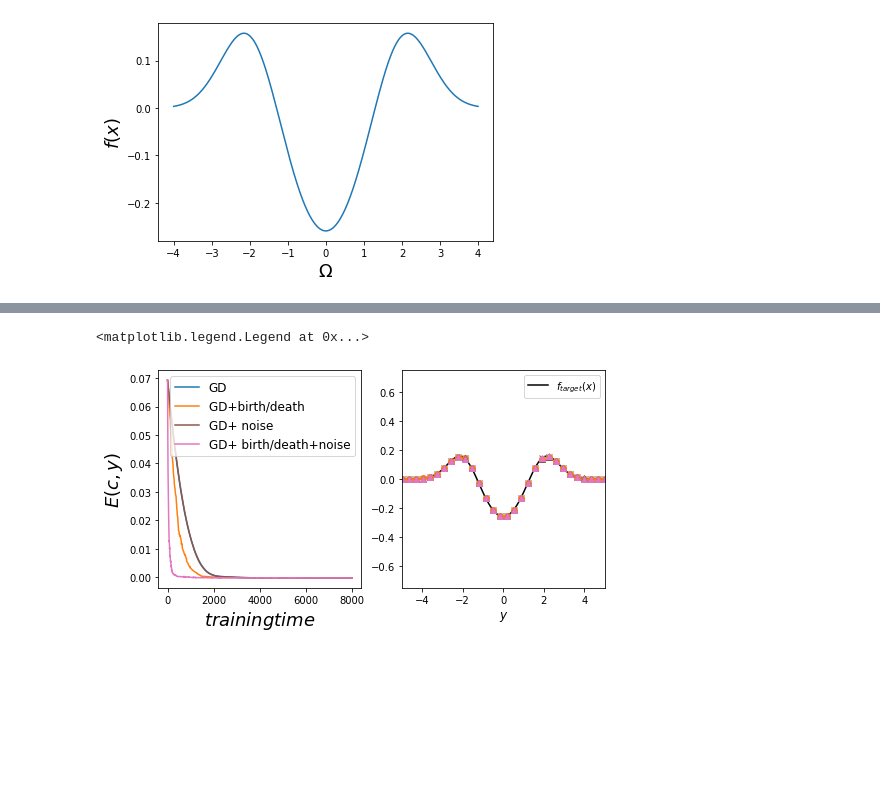
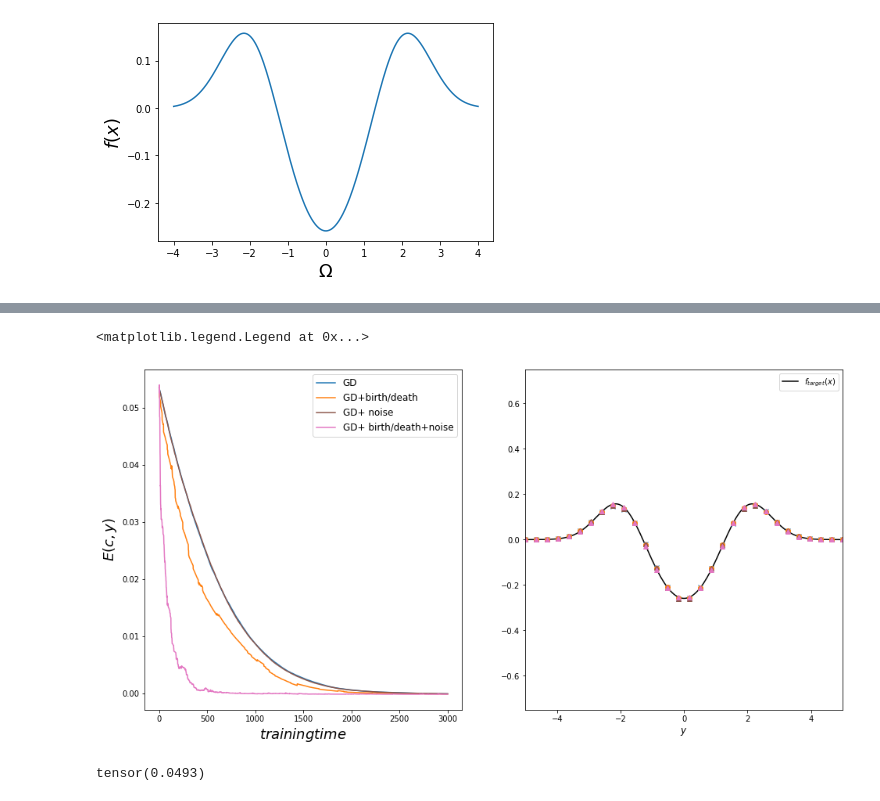
Before and after one commit to sharkjingyang/Graduate-thesis-code, a Jupyter notebook: Gaussian mix/noise.ipynb, the cells around one changed output, grey strips where cells are left out. Saved outputs shown, nothing was run; the diff lists cells and outputs as text; code cells hidden in the pictures; blank space fills up the shorter version.

```diff
--- a/Gaussian mix/noise.ipynb
+++ b/Gaussian mix/noise.ipynb
@@ -400,6 +400,6 @@ tensor(125.2000)
 # %%
 
-n_steps = 8000
+n_steps = 3000
 ysinitial=4*torch.rand([n,1])-2
 csinitial=torch.randn(ys.shape)
 traj_gd = run_traj(n, n_steps,ysinitial,csinitial,dt=1e-2)
@@ -418,35 +418,39 @@ def err(traj):
         err_traj.append(torch.mean(Cf-cs*Foriginal(ys) + 0.5*cs*torch.mm(Koriginal(ys,ys.t()),cs)/n).numpy())
     return np.array(err_traj)
 # %%
-fig, [ax1, ax2] = plt.subplots(1,2,figsize=(8,4))
+fig, [ax1, ax2] = plt.subplots(1,2,figsize=(16,8))
 ys = torch.linspace(-5,5,100).reshape([100,1])
 ax1.set_ylabel(r"$E(c,y)$", fontsize=18)
 ax1.set_xlabel(r"$training time$", fontsize=18)
-ax1.plot(np.array(err(traj_gd)), label=r"GD")
-ax1.plot(err(traj_s1), label=r"GD+birth/death ")
+ax1.plot(np.array(err(traj_gd)), label=r"GD",color=colors[0])
+ax1.plot(err(traj_s1), label=r"GD+birth/death ",color=colors[1])
 # ax1.plot(err(traj_s2), label=r"GD+birth/death kernel", color=colors[3])
 # ax1.plot(err(traj_s3), label=r"GD+ kernel", color=colors[4])
 ax1.plot(err(traj_s4), label=r"GD+ noise", color=colors[5])
 ax1.plot(err(traj_s5), label=r"GD+ birth/death+noise", color=colors[6])
 ax1.legend(fontsize=12, loc=0)
 
 ax2.set_xlabel(r"$y$", fontsize=12)
 ax2.set_xlim(-5,5)
 ax2.set_ylim(-0.75,0.75)
 xs = torch.linspace(-5,5,200).reshape(200,1)
 ax2.plot(xs.numpy(), f(xs).numpy(), "k", label=r"$f_{target}(x)$")
 n = traj_gd[0][0].shape[0]
 xs = torch.linspace(-5,5,30).reshape(30,1)
 ax2.plot(xs.numpy(), fn(xs, traj_gd[-1][1].reshape(n), traj_gd[-1][0].reshape(n), s2).numpy(), "x", color=colors[0])
 ax2.plot(xs.numpy(), fn(xs, traj_s1[-1][1].reshape(n), traj_s1[-1][0].reshape(n), s2).numpy(), "o", color=colors[1])
 # ax2.plot(xs.numpy(), fn(xs, traj_s2[-1][1].reshape(n), traj_s2[-1][0].reshape(n), s2).numpy(), "^", color=colors[3])
 # ax2.plot(xs.numpy(), fn(xs, traj_s3[-1][1].reshape(n), traj_s3[-1][0].reshape(n), s2).numpy(), "^", color=colors[4])
 ax2.plot(xs.numpy(), fn(xs, traj_s4[-1][1].reshape(n), traj_s4[-1][0].reshape(n), s2).numpy(), "^", color=colors[5])
 ax2.plot(xs.numpy(), fn(xs, traj_s5[-1][1].reshape(n), traj_s5[-1][0].reshape(n), s2).numpy(), "^", color=colors[6])
 ax2.legend()
 
 
 # fig.savefig("gaussian_convergence_full_supp.pdf")
 # %% [output]
 <matplotlib.legend.Legend at 0x...>
-[figure, old version]
+[figure, new version]
+# %%
+print(torch.mean(traj_gd-traj_s1))
+# %% [output]
+tensor(0.0493)
```
Also changed, not shown: parts of 1 cell of this notebook.
